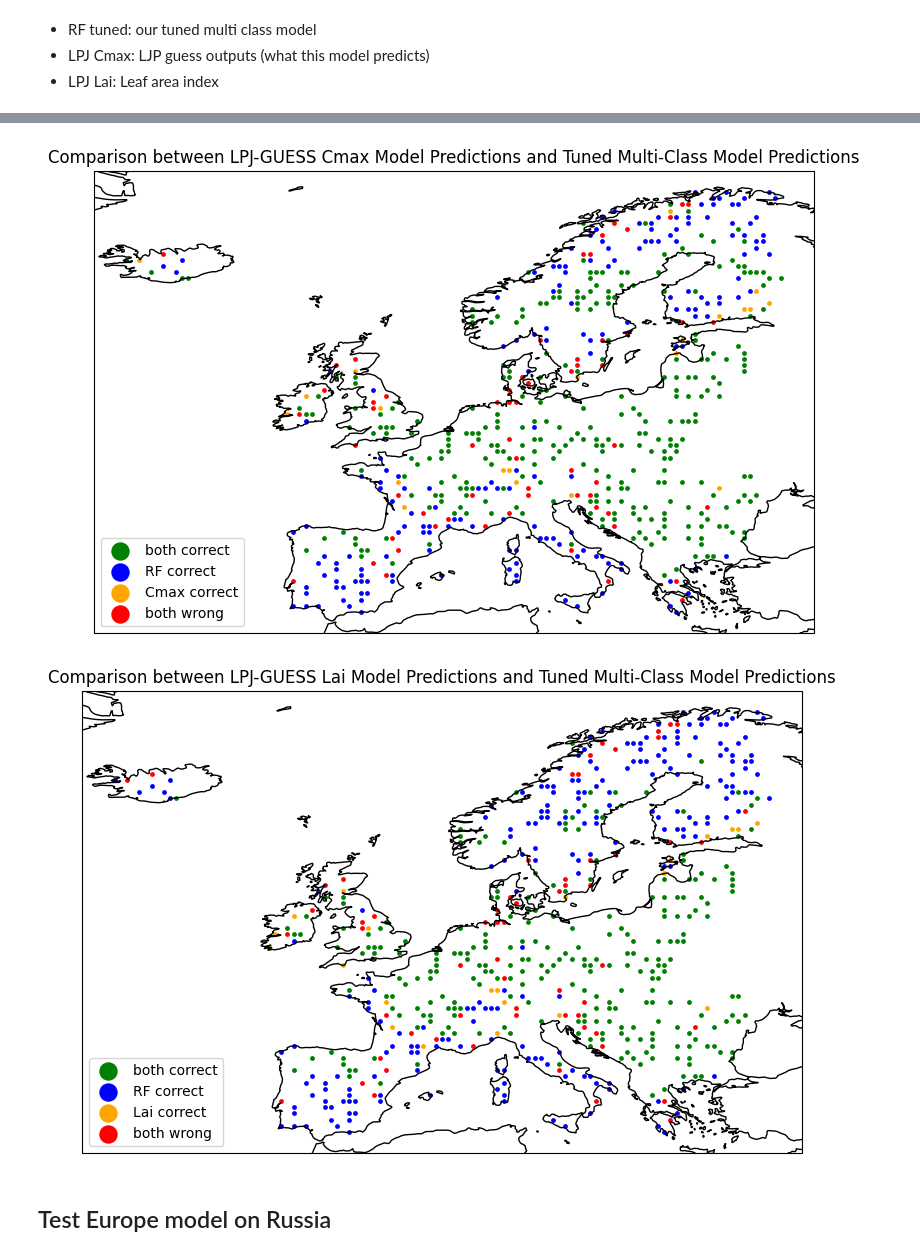
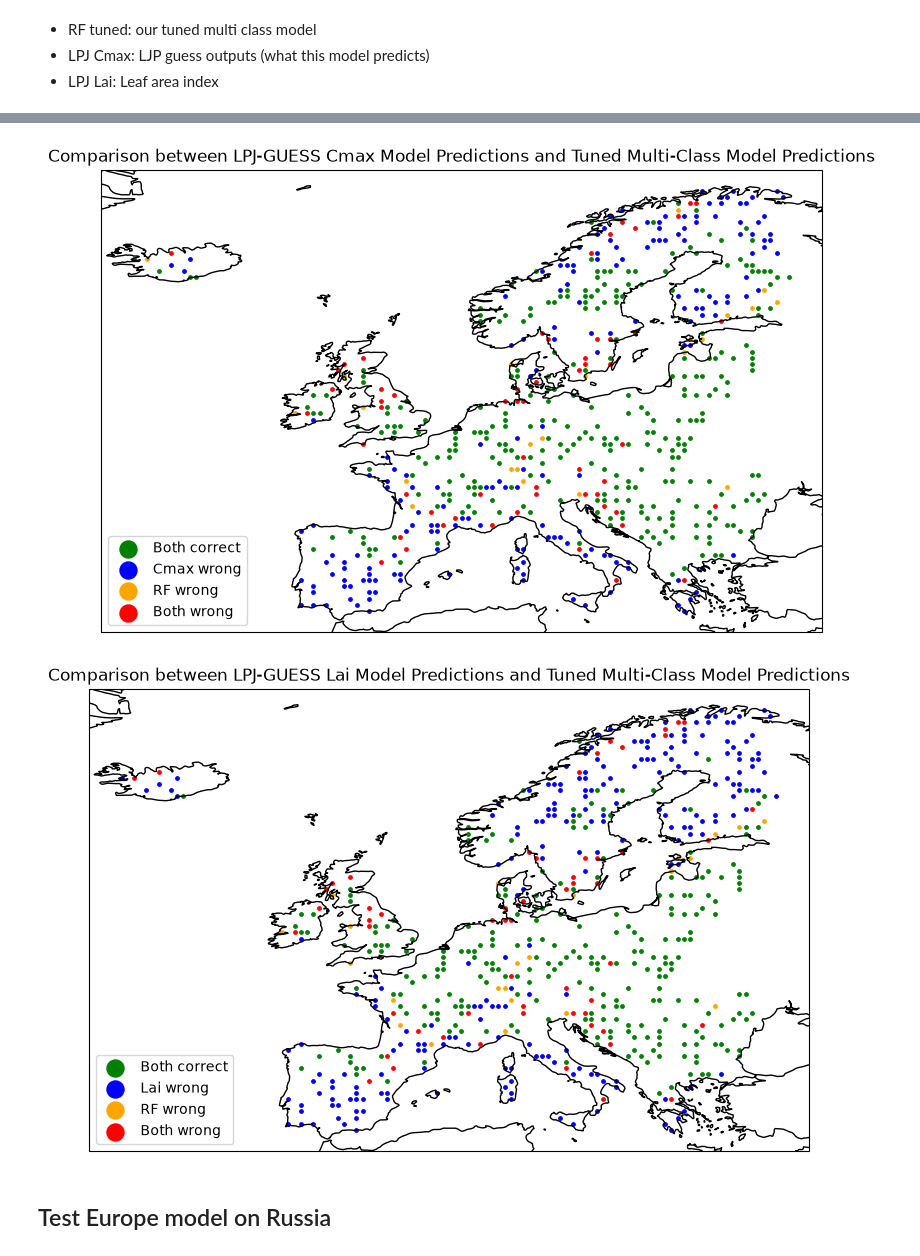
Before and after one commit to AndreaRaaschou/BERN01, a Jupyter notebook: biome_project/Orsi/main_copy_O.ipynb, the cells around one changed output, grey strips where cells are left out. Cells and saved outputs as stored; diff of their text form; code cells hidden in the pictures.

```diff
--- a/biome_project/Orsi/main_copy_O.ipynb
+++ b/biome_project/Orsi/main_copy_O.ipynb
@@ -958,10 +1043,10 @@ RF vs. Lai: 0.5283687943262412
 # %%
 # Create a scatter plot of the predictions from the tuned multi-class model and the LPJ-GUESS for Cmax model
 rf_preds, cmax_preds, lai_preds = preds["RF tuned"], preds["LPJ Cmax"], preds["LPJ Lai"]
-cats_cmax = {"both correct": ("green", (rf_preds==obs) & (cmax_preds==obs)),
-            "RF correct": ("blue", (rf_preds==obs) & (cmax_preds!=obs)),
-            "Cmax correct": ("orange", (rf_preds!=obs) & (cmax_preds==obs)),
-            "both wrong": ("red", (rf_preds!=obs) & (cmax_preds!=obs))}
+cats_cmax = {"Both correct": ("green", (rf_preds==obs) & (cmax_preds==obs)),
+            "Cmax wrong": ("blue", (rf_preds==obs) & (cmax_preds!=obs)), # RF correct
+            "RF wrong": ("orange", (rf_preds!=obs) & (cmax_preds==obs)), # Cmax correct
+            "Both wrong": ("red", (rf_preds!=obs) & (cmax_preds!=obs))}
 lon, lat = test_df["Lon"].to_numpy(), test_df["Lat"].to_numpy()
 fig, ax = plt.subplots(figsize=(10, 6), subplot_kw=dict(projection=proj))
 for label, (color, m) in cats_cmax.items():
@@ -971,23 +1056,23 @@ ax.legend(markerscale=5)
 ax.set_title("Comparison between LPJ-GUESS Cmax Model Predictions and Tuned Multi-Class Model Predictions")
 plt.show()
 # %% [output]
-[figure, old version]
+[figure, new version]
 # %%
 # Repeating the same scatter plot, but for the LPJ-GUESS Lai model
-cats_lai = {"both correct": ("green", (rf_preds==obs) & (lai_preds==obs)),
-            "RF correct": ("blue", (rf_preds==obs) & (lai_preds!=obs)),
-            "Lai correct": ("orange", (rf_preds!=obs) & (lai_preds==obs)),
-            "both wrong": ("red", (rf_preds!=obs) & (lai_preds!=obs))}
+cats_lai = {"Both correct": ("green", (rf_preds==obs) & (lai_preds==obs)),
+            "Lai wrong": ("blue", (rf_preds==obs) & (lai_preds!=obs)), # RF correct
+            "RF wrong": ("orange", (rf_preds!=obs) & (lai_preds==obs)), # Lai correct
+            "Both wrong": ("red", (rf_preds!=obs) & (lai_preds!=obs))}
 
 fig, ax = plt.subplots(figsize=(10, 6), subplot_kw=dict(projection=proj))
 for label, (color, m) in cats_lai.items():
     ax.scatter(lon[m], lat[m], s=6, color=color, label=label, transform=proj)
 ax.coastlines()
 ax.legend(markerscale=5)
 ax.set_title("Comparison between LPJ-GUESS Lai Model Predictions and Tuned Multi-Class Model Predictions")
 plt.show()
 # %% [output]
-[figure, old version]
+[figure, new version]
 # %% [markdown]
 ## Test Europe model on Russia
 # %%
```
Also changed, not shown: parts of 43 cells of this notebook.
